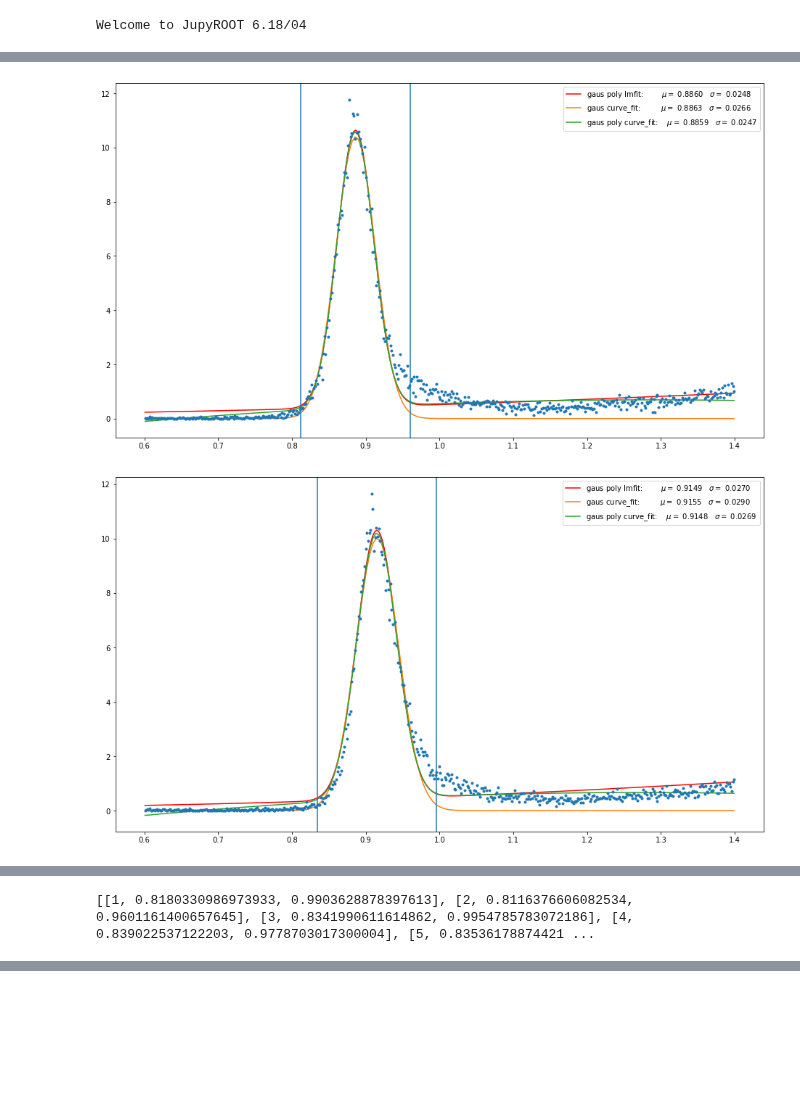
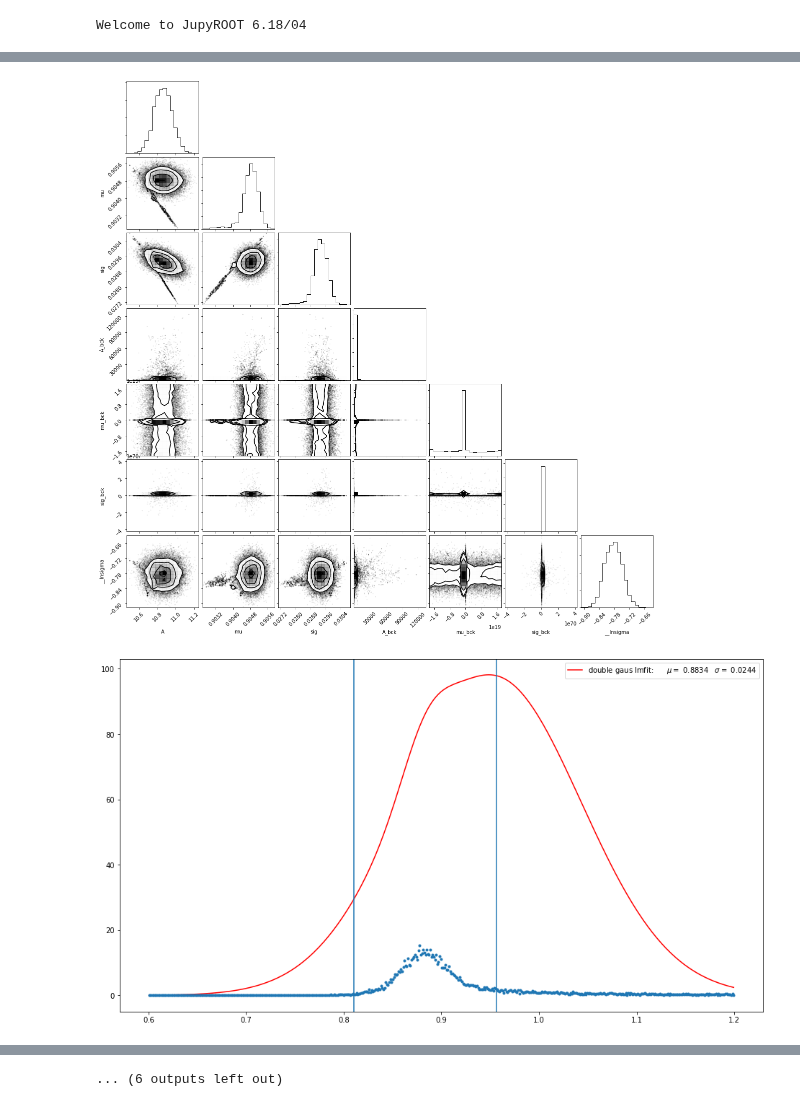
Before and after one commit to tylern4/physics_code, a Jupyter notebook: current/ntuple_maker/ntuple_reader.ipynb, the cells around one changed output, grey strips where cells are left out. Saved outputs shown, nothing was run; the diff lists cells and outputs as text; code cells hidden in the pictures; blank space fills up the shorter version.

```diff
--- a/current/ntuple_maker/ntuple_reader.ipynb
+++ b/current/ntuple_maker/ntuple_reader.ipynb
@@ -12,7 +13,8 @@ Welcome to JupyROOT 6.18/04
 # %%
 data = rp.read_root("/Users/tylern/Data/ntuple/ntuple.root")
 # %%
-data = data[data.type == 0]
+data = data[(data.W > 0.0) & (data.W < 1.8) & (data.type == 0)]
+data = data.dropna()
 data.head()
 # %% [output]
 |  | type | helicity | W | Q2 | MM | MM2 | Theta_E | Theta_star | Phi_star | theta | ... |
@@ -58,13 +60,16 @@ def plot_mm_N(data, bins=200, range=(0.88, 1.15)):
     xs = (xs[:-1]+xs[1:])/2.0
 
     mod = Model(double_gaus)
-    pars = mod.make_params(A=np.max(ys), mu=0.93, sig=1.5E-2, A_bck=2.0, mu_bck=1.0, sig_bck=1.5E-1)
-    mod.set_param_hint("mu", value=0.93, vary=1E-4, min=0.9, max=0.05)
-    result = mod.fit(ys, pars,method='emcee', x=xs)
-    plt.plot(xs, result.best_fit, 'r-',
-             label=f"gaus poly lmfit:\t$\mu = $ {result.best_values['mu']:0.4f}   $\sigma =$ {result.best_values['sig']:0.4f}")
+    pars = mod.make_params(A=np.max(ys), mu=0.93, sig=1.5E-2, A_bck=2.0, mu_bck=1.0, sig_bck=1.5)
+
+    mod.set_param_hint("mu", value=0.9, vary=1E-4, min=0.7, max=1.05)
+    mod.set_param_hint("mu_bck", value=1.0, vary=1E-5, min=0.95, max=1.5)
 
 
+    emcee_kws = dict(steps=10000, burn=300, thin=20, is_weighted=False, progress=True)
+    result = mod.fit(ys, pars,method='emcee', x=xs, fit_kws=emcee_kws)
+    plt.plot(xs, result.best_fit, 'r-',
+             label=f"double gaus lmfit:\t$\mu = $ {result.best_values['mu']:0.4f}   $\sigma =$ {result.best_values['sig']:0.4f}")
 
     g_params, g_covariance = curve_fit(gaus_fit, xs, ys,
                                        p0=[np.max(ys), 0.93, 1.5E-2], maxfev = 8000)
@@ -75,28 +80,31 @@ def plot_mm_N(data, bins=200, range=(0.88, 1.15)):
 
 
     plt.errorbar(xs, ys, yerr=np.std(ys)/100, fmt='.')
-    plt.plot(x, gaus_fit(x,*g_params),
-             label=f"gaus curve_fit:\t\t$\mu = $ {g_params[1]:0.4f}   $\sigma =$ {g_params[2]:0.4f}")
+    #plt.plot(x, gaus_fit(x,*g_params),
+    #         label=f"gaus curve_fit:\t\t$\mu = $ {g_params[1]:0.4f}   $\sigma =$ {g_params[2]:0.4f}")
     #plt.plot(x, gaus_fit(x,*gp_params[0:3]))
     #plt.plot(x, poly_fit(x,*gp_params[3:]))
-    plt.plot(x, gaus_poly(x,*gp_params),
-            label=f"gaus poly curve_fit:\t$\mu = $ {gp_params[1]:0.4f}   $\sigma =$ {gp_params[2]:0.4f}")
+    #plt.plot(x, gaus_poly(x,*gp_params),
+    #        label=f"gaus poly curve_fit:\t$\mu = $ {gp_params[1]:0.4f}   $\sigma =$ {gp_params[2]:0.4f}")
     plt.legend(loc='best')
 
-    _min = gp_params[1]-3*gp_params[2]
-    _max = gp_params[1]+3*gp_params[2]
+    #_min = gp_params[1]-3*gp_params[2]
+    #_max = gp_params[1]+3*gp_params[2]
+    _min = result.best_values['mu']-3*result.best_values['sig']
+    _max = result.best_values['mu']+3*result.best_values['sig']
+
     plt.axvline(_min, 0, 10)
     plt.axvline(_max, 0, 10)
 
 
     plt.show()
 
+    corner(result.flatchain, labels=result.var_names)
+
     return _min, _max
 # %%
 mm_sec_cut = []
 for sec in range(1,7):
-    cuts = plot_mm_N(data[data.sector == sec].MM2, bins=500, range=(0.6,1.4))
+    cuts = plot_mm_N(data[data.sector == sec].MM2, bins=500, range=(0.7, 1.2))
     mm_sec_cut.append([sec, cuts[0], cuts[1]])
-
-print(mm_sec_cut)
 # %% [output]
@@ -104,2 +116,2 @@ print(mm_sec_cut)
-[figure, old version]
+[figure, new version]
-[figure, old version]
+[figure, new version]
@@ -109 +134,0 @@ print(mm_sec_cut)
-[[1, 0.8180330986973933, 0.9903628878397613], [2, 0.8116376606082534, 0.9601161400657645], [3, 0.8341990611614862, 0.9954785783072186], [4, 0.839022537122203, 0.9778703017300004], [5, 0.83536178874421 ...
@@ -109,0 +138 @@ print(mm_sec_cut)
+... (6 outputs left out)
```
Also changed, not shown: parts of 5 cells of this notebook, 2 other files.
